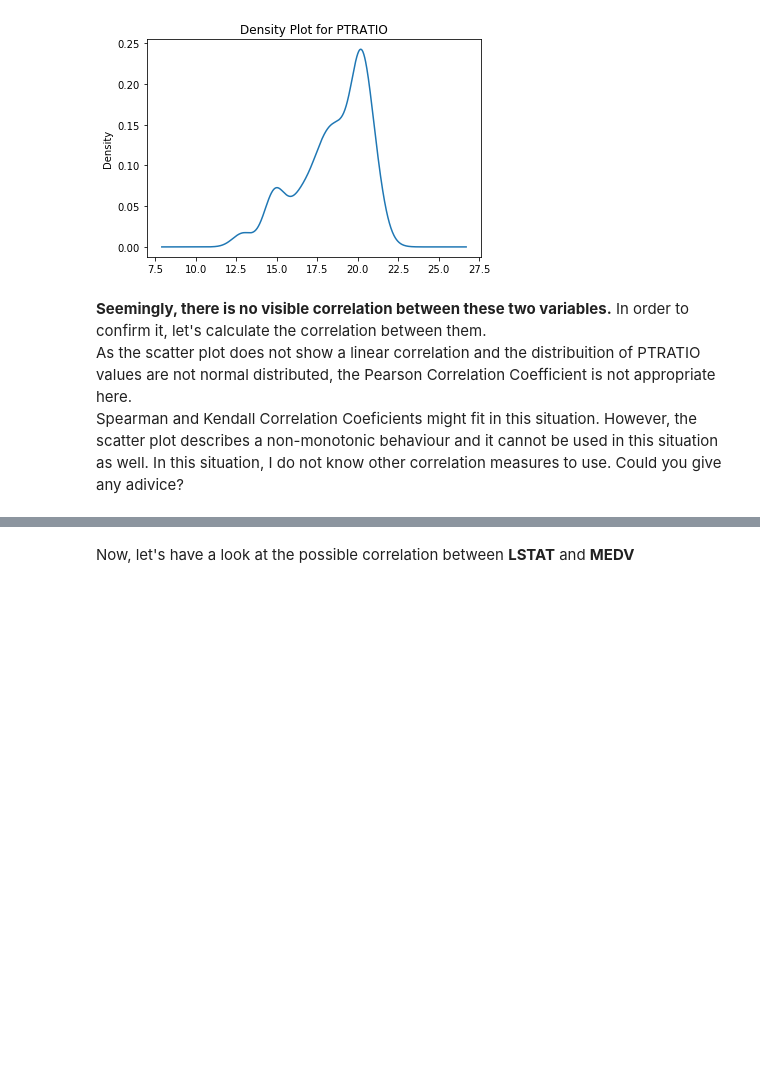
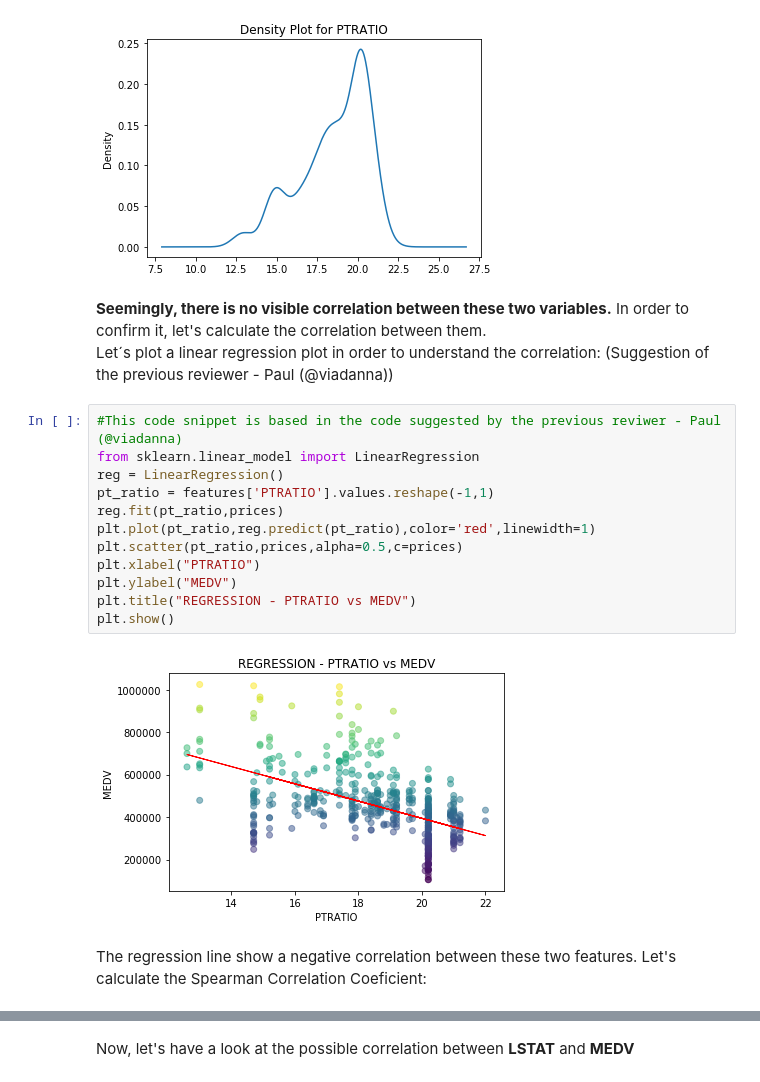
Before and after one commit to gabriel301/MLNanodregree, a Jupyter notebook: projects/boston_housing/boston_housing.ipynb, the cells around one changed output, grey strips where cells are left out. Cells and saved outputs as stored; diff of their text form; blank space fills up the shorter version.

Commit message:
Added the reviewer suggestions

```diff
--- a/projects/boston_housing/boston_housing.ipynb
+++ b/projects/boston_housing/boston_housing.ipynb
@@ -130,7 +130,22 @@ features['PTRATIO'].plot(title="Density Plot for PTRATIO",x="Price",y="Density",
 # %% [output]
 <matplotlib.axes._subplots.AxesSubplot at 0x...>
 [figure]
-# %% [markdown]
-**Seemingly, there is no visible correlation between these two variables.** In order to confirm it, let's calculate the correlation between them. <br>
-As the scatter plot does not show a linear correlation and the distribuition of PTRATIO values are not normal distributed, the Pearson Correlation Coefficient is not appropriate here. <br>
-Spearman and Kendall Correlation Coeficients might fit in this situation. However, the scatter plot describes a non-monotonic behaviour and it cannot be used in this situation as well. In this situation, I do not know other correlation measures to use. Could you give any adivice?
+# %% [markdown]
+**Seemingly, there is no visible correlation between these two variables.** In order to confirm it, let's calculate the correlation between them. <br>
+Let´s plot a linear regression plot in order to understand the correlation: (Suggestion of the previous reviewer - Paul (@viadanna))
+# %%
+#This code snippet is based in the code suggested by the previous reviwer - Paul (@viadanna)
+from sklearn.linear_model import LinearRegression
+reg = LinearRegression()
+pt_ratio = features['PTRATIO'].values.reshape(-1,1)
+reg.fit(pt_ratio,prices)
+plt.plot(pt_ratio,reg.predict(pt_ratio),color='red',linewidth=1)
+plt.scatter(pt_ratio,prices,alpha=0.5,c=prices)
+plt.xlabel("PTRATIO")
+plt.ylabel("MEDV")
+plt.title("REGRESSION - PTRATIO vs MEDV")
+plt.show()
+# %% [output]
+[figure, added]
+# %% [markdown]
+The regression line show a negative correlation between these two features. Let's calculate the Spearman Correlation Coeficient:
```
Also changed, not shown: parts of 15 cells of this notebook.
